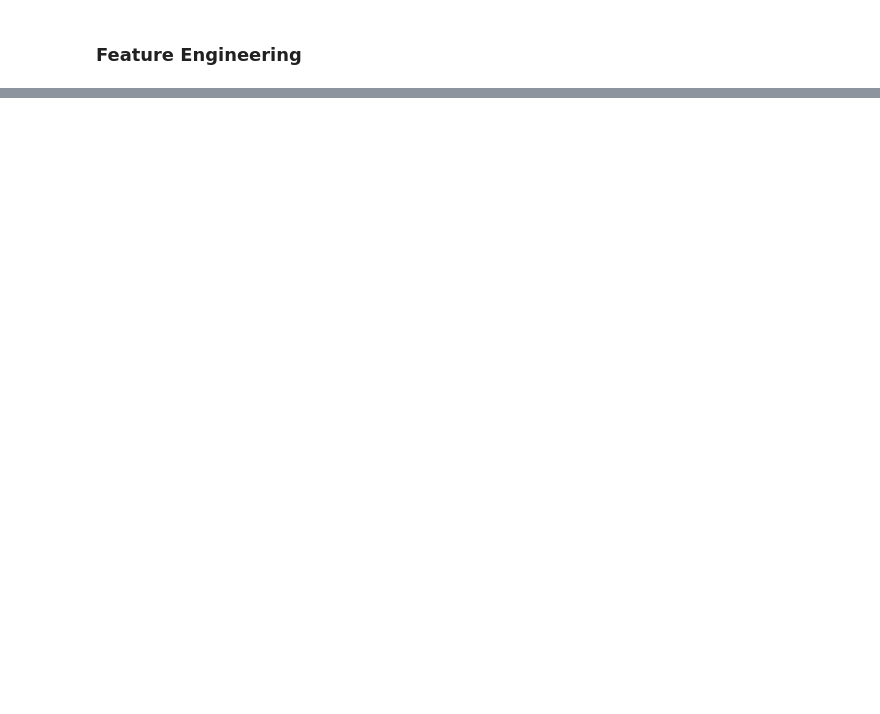
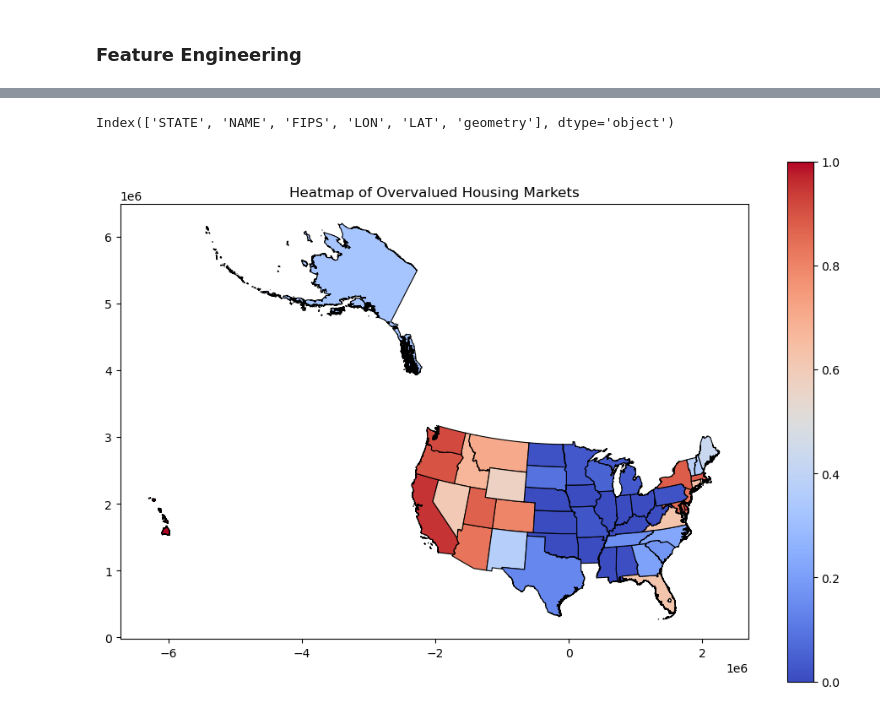
Before and after one commit to chelseyyyt/MAGEC, a Jupyter notebook: main.ipynb, the cells around one changed output, grey strips where cells are left out. Saved outputs shown, nothing was run; the diff lists cells and outputs as text; code cells hidden in the pictures; blank space fills up the shorter version.

```diff
--- a/main.ipynb
+++ b/main.ipynb
@@ -107,15 +367,25 @@ plt.show()
 # %%
-#geographic choropleth map
+
 import geopandas as gpd
+import matplotlib.pyplot as plt
 
-# Load a U.S. shapefile (or use a dataset with latitude & longitude)
-us_map = gpd.read_file("us_states_shapefile.shp")
+# Load USA shapefile
+us_map = gpd.read_file("s_05mr24.shp")
+print(us_map.columns)
 
-# Merge with dataset
-merged = us_map.merge(df, left_on="state_name", right_on="state", how="left")
+# Convert 'STATEFP' in shapefile to integer (or ensure it's string)
+us_map["FIPS"] = us_map["FIPS"].astype(int)  # Convert to int if necessary
+us_map = us_map.to_crs("EPSG:5070")
 
-# Plot affordability risk
+# Group data and merge with shapefile
+df_map = us_map.merge(df_merged.groupby("FIPS")["overvalued"].mean().reset_index(),
+                      left_on="FIPS", right_on="FIPS")
+
+# Plot heatmap
 fig, ax = plt.subplots(figsize=(12, 8))
-merged.plot(column="PIR", cmap="Reds", linewidth=0.8, edgecolor="black", legend=True, ax=ax)
-plt.title("Price-to-Income Ratio Across U.S. States")
+df_map.plot(column="overvalued", cmap="coolwarm", linewidth=0.8, edgecolor="black", legend=True, ax=ax)
+plt.title("Heatmap of Overvalued Housing Markets")
 plt.show()
+# %% [output]
+Index(['STATE', 'NAME', 'FIPS', 'LON', 'LAT', 'geometry'], dtype='object')
+[figure, added]
```
Also changed, not shown: parts of 35 cells of this notebook.
